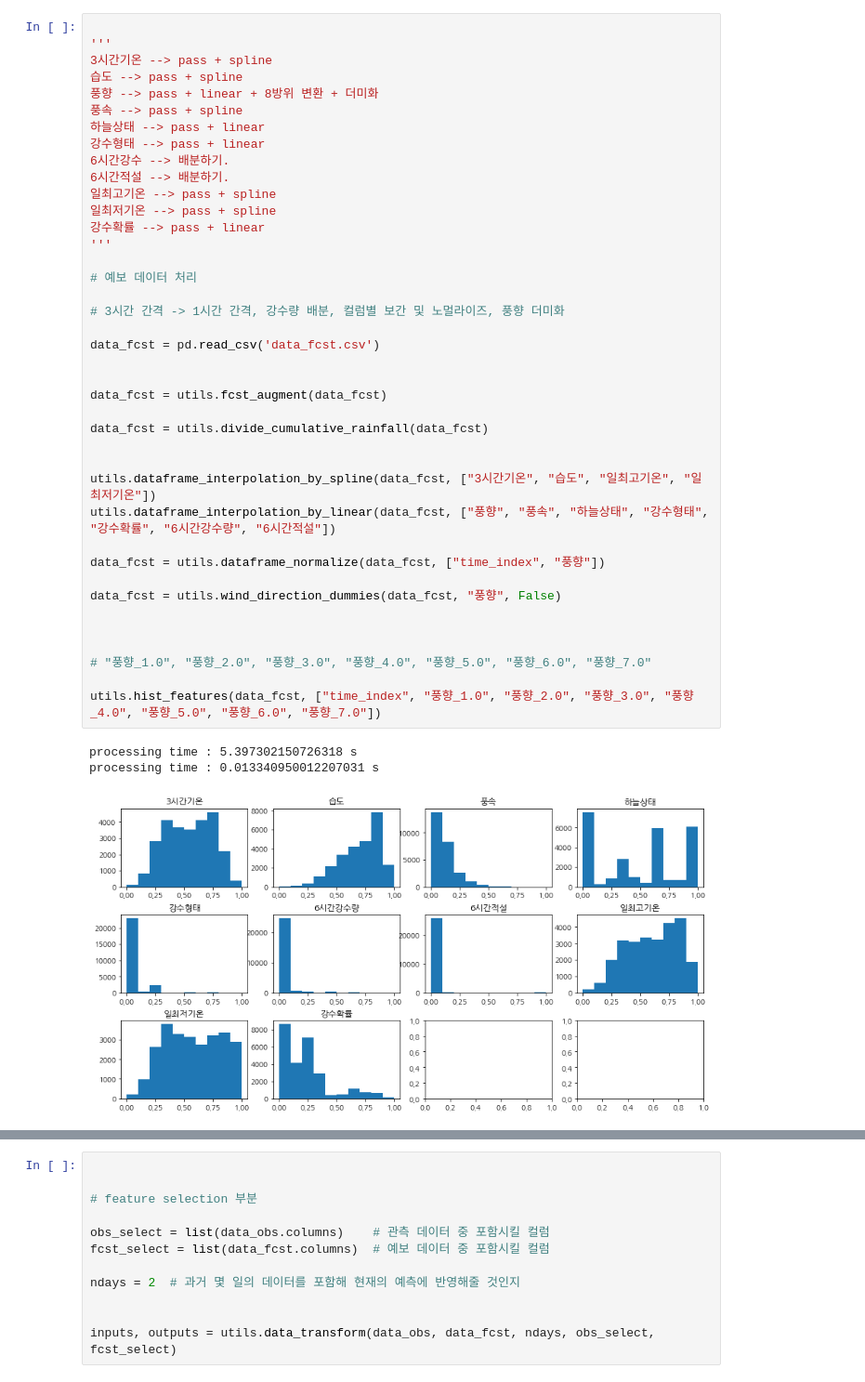
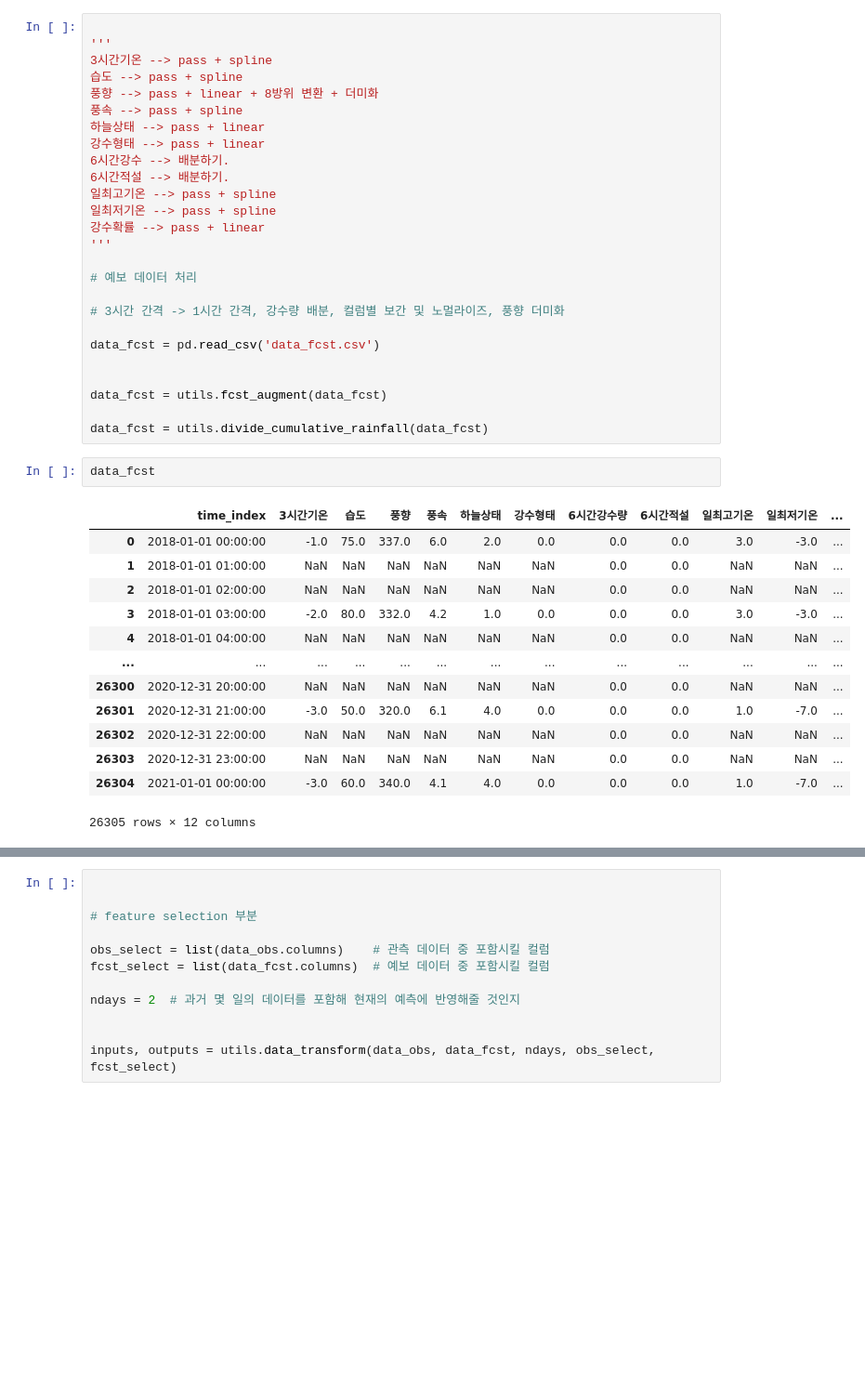
Before and after one commit to mini-song/Graduation-Project, a Jupyter notebook: 최종/data.ipynb, the cells around one changed output, grey strips where cells are left out. Shown at 93% size. Saved outputs shown, nothing was run; the diff lists cells and outputs as text; blank space fills up the shorter version.

```diff
--- a/최종/data.ipynb
+++ b/최종/data.ipynb
@@ -91,21 +125,19 @@ data_fcst = pd.read_csv('data_fcst.csv')
 data_fcst = utils.fcst_augment(data_fcst)
 
 data_fcst = utils.divide_cumulative_rainfall(data_fcst)
-
-
-utils.dataframe_interpolation_by_spline(data_fcst, ["3시간기온", "습도", "일최고기온", "일최저기온"])
-utils.dataframe_interpolation_by_linear(data_fcst, ["풍향", "풍속", "하늘상태", "강수형태", "강수확률", "6시간강수량", "6시간적설"])
-
-data_fcst = utils.dataframe_normalize(data_fcst, ["time_index", "풍향"])
-
-data_fcst = utils.wind_direction_dummies(data_fcst, "풍향", False)
-
-
-
-# "풍향_1.0", "풍향_2.0", "풍향_3.0", "풍향_4.0", "풍향_5.0", "풍향_6.0", "풍향_7.0"
-
-utils.hist_features(data_fcst, ["time_index", "풍향_1.0", "풍향_2.0", "풍향_3.0", "풍향_4.0", "풍향_5.0", "풍향_6.0", "풍향_7.0"])
-# %% [output]
-processing time : 5.397302150726318 s
-processing time : 0.013340950012207031 s
-[figure, removed]
+# %%
+data_fcst
+# %% [output]
+|  | time_index | 3시간기온 | 습도 | 풍향 | 풍속 | 하늘상태 | 강수형태 | 6시간강수량 | 6시간적설 | 일최고기온 | 일최저기온 | ... |
+| 0 | 2018-01-01 00:00:00 | -1.0 | 75.0 | 337.0 | 6.0 | 2.0 | 0.0 | 0.0 | 0.0 | 3.0 | -3.0 | ... |
+| 1 | 2018-01-01 01:00:00 | NaN | NaN | NaN | NaN | NaN | NaN | 0.0 | 0.0 | NaN | NaN | ... |
+| 2 | 2018-01-01 02:00:00 | NaN | NaN | NaN | NaN | NaN | NaN | 0.0 | 0.0 | NaN | NaN | ... |
+| 3 | 2018-01-01 03:00:00 | -2.0 | 80.0 | 332.0 | 4.2 | 1.0 | 0.0 | 0.0 | 0.0 | 3.0 | -3.0 | ... |
+| 4 | 2018-01-01 04:00:00 | NaN | NaN | NaN | NaN | NaN | NaN | 0.0 | 0.0 | NaN | NaN | ... |
+| ... | ... | ... | ... | ... | ... | ... | ... | ... | ... | ... | ... | ... |
+| 26300 | 2020-12-31 20:00:00 | NaN | NaN | NaN | NaN | NaN | NaN | 0.0 | 0.0 | NaN | NaN | ... |
+| 26301 | 2020-12-31 21:00:00 | -3.0 | 50.0 | 320.0 | 6.1 | 4.0 | 0.0 | 0.0 | 0.0 | 1.0 | -7.0 | ... |
+| 26302 | 2020-12-31 22:00:00 | NaN | NaN | NaN | NaN | NaN | NaN | 0.0 | 0.0 | NaN | NaN | ... |
+| 26303 | 2020-12-31 23:00:00 | NaN | NaN | NaN | NaN | NaN | NaN | 0.0 | 0.0 | NaN | NaN | ... |
+| 26304 | 2021-01-01 00:00:00 | -3.0 | 60.0 | 340.0 | 4.1 | 4.0 | 0.0 | 0.0 | 0.0 | 1.0 | -7.0 | ... |
+26305 rows × 12 columns
```
Also changed, not shown: parts of 9 cells of this notebook.
